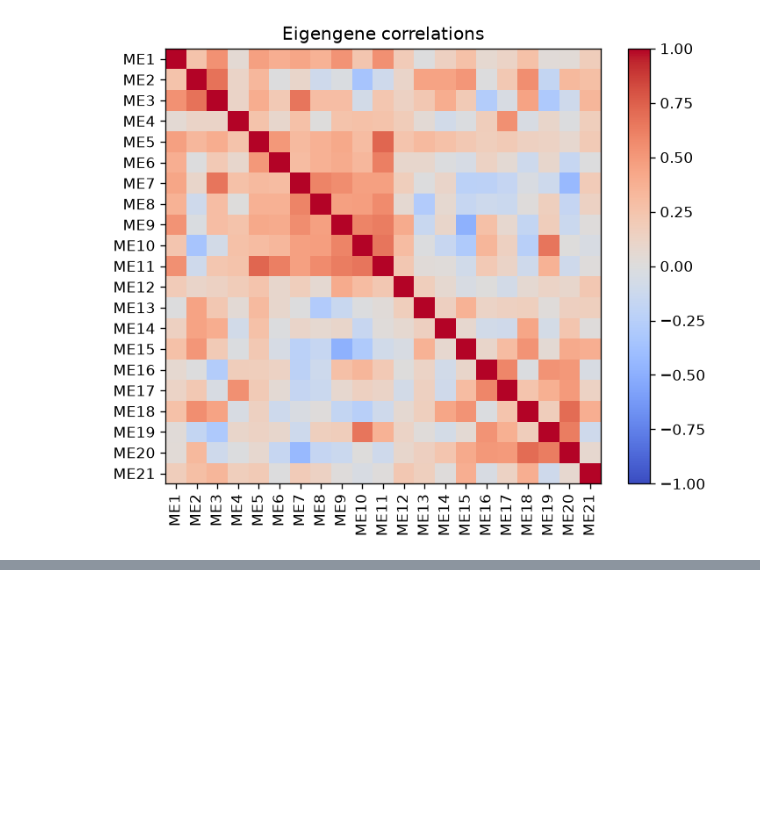
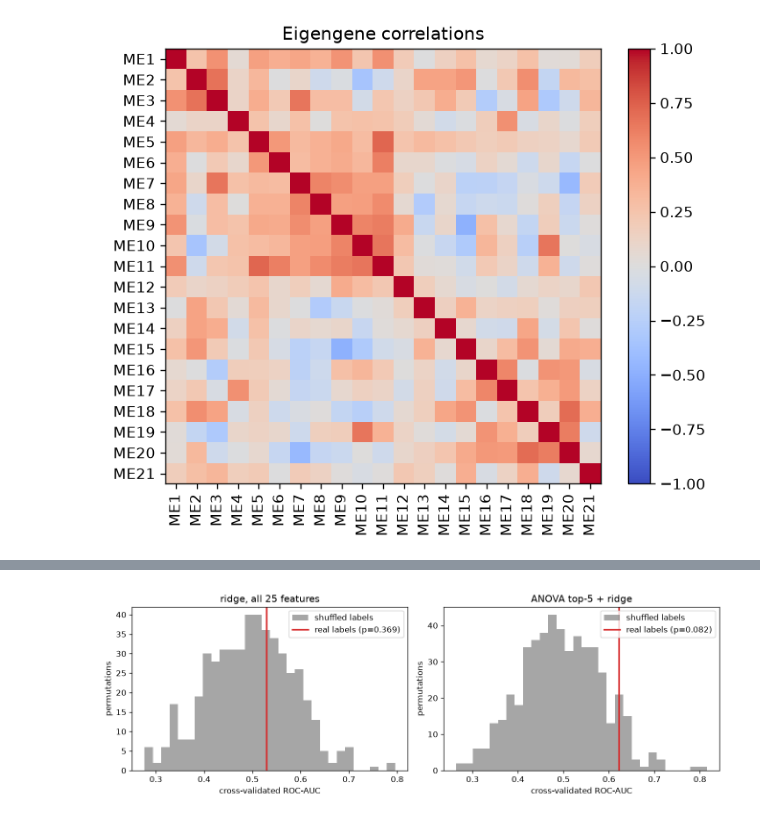
Before and after one commit to rei-jim/omish, a Jupyter notebook: OMISH.ipynb, the cells around one changed output, grey strips where cells are left out. Saved outputs shown, nothing was run; the diff lists cells and outputs as text; code cells hidden in the pictures; blank space fills up the shorter version.

```diff
--- a/OMISH.ipynb
+++ b/OMISH.ipynb
@@ -163,0 +315,5 @@ Bootstrap 95% CI for eigengenes + clinical: 0.42 to 0.66.
+# %%
+from IPython.display import Image, display
+display(Image('results/step07_permutation.png'))
+# %% [output]
+[figure, added]
```
Also changed, not shown: parts of 31 cells of this notebook, 39 other files.
